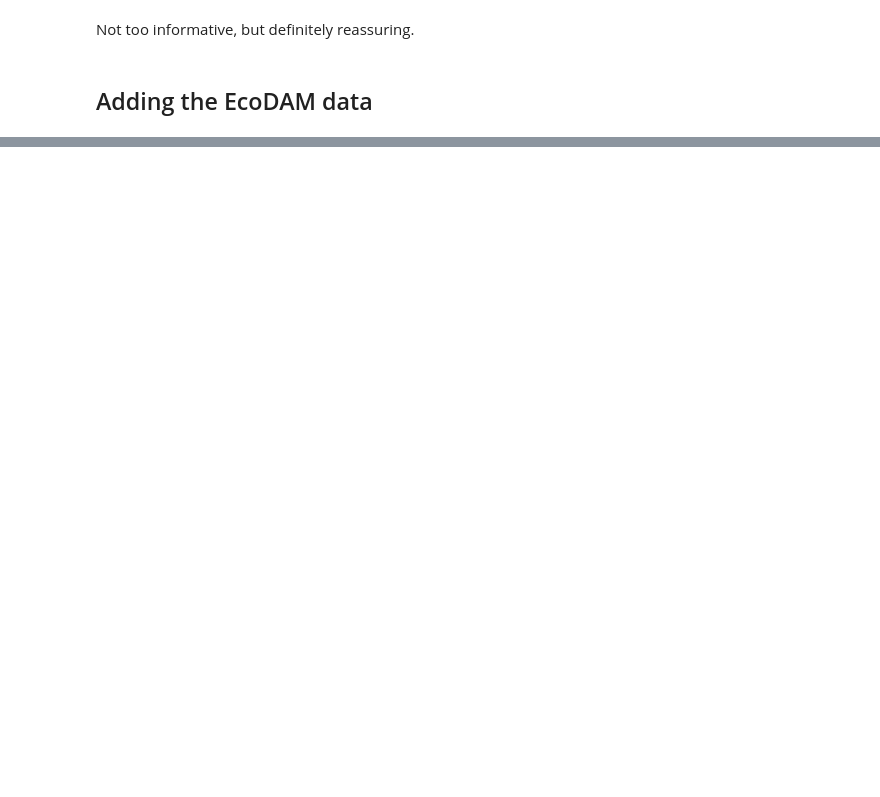
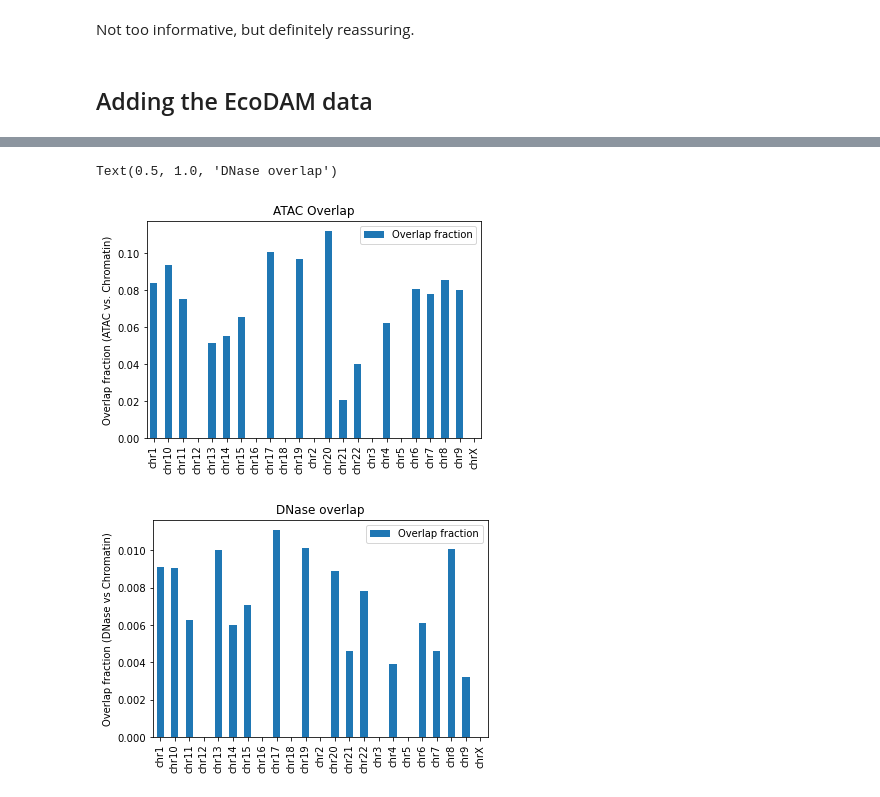
Before and after one commit to ebensteinLab/EcoDAM, a Jupyter notebook: notebooks/venn.ipynb, the cells around one changed output, grey strips where cells are left out. Drawn from its saved outputs; the diff is of its cells as text; code cells hidden in the pictures; blank space fills up the shorter version.

```diff
--- a/notebooks/venn.ipynb
+++ b/notebooks/venn.ipynb
@@ -161,0 +177,7 @@ Not too informative, but definitely reassuring.
+# %%
+chromatin = read_bedgraph(
+    pathlib.Path(
+        "/mnt/saphyr/Saphyr_Data/DAM_DLE_VHL_DLE/Michael/Chromatin_rep1/filtered_xmap/pipeline_bedgraphs/NoBlackMask/Chromatin_WholeGenome.bedgraph"
+    )
+)
+chromatin
@@ -161,0 +259,27 @@ Not too informative, but definitely reassuring.
+# %%
+nfr_per_chr = {}
+dnase_nfr = {}
+for chr_, chrom_group, nfr_group, dnase_group in iter_over_bedgraphs_chromosomes(
+    chromatin, nfr_all_chrom, dnase
+):
+    nfr_int_grouped = nfr_intersection.query("chr == @chr_")
+    nfr_per_chr[chr_] = len(nfr_int_grouped) / len(nfr_group)
+    dnase_chrom_int_grouped = dnase_chrom_intersection.query("chr == @chr_")
+    dnase_nfr[chr_] = len(dnase_chrom_int_grouped) / len(dnase_group)
+nfr_per_chr_df = pd.DataFrame.from_dict(
+    nfr_per_chr, orient="index", columns=["Overlap fraction"]
+)
+ax = nfr_per_chr_df.plot.bar()
+ax.set_ylabel("Overlap fraction (ATAC vs. Chromatin)")
+ax.set_title("ATAC Overlap")
+
+dnase_chrom_df = pd.DataFrame.from_dict(
+    dnase_nfr, orient="index", columns=["Overlap fraction"]
+)
+axx = dnase_chrom_df.plot.bar()
+axx.set_ylabel("Overlap fraction (DNase vs Chromatin)")
+axx.set_title("DNase overlap")
+# %% [output]
+Text(0.5, 1.0, 'DNase overlap')
+[figure, added]
+[figure, added]
```
Also changed, not shown: parts of 14 cells of this notebook, 2 other files.
